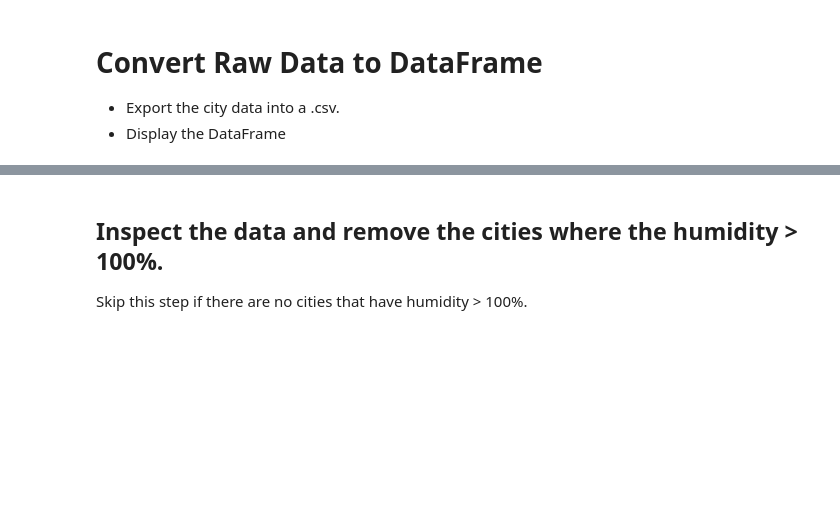
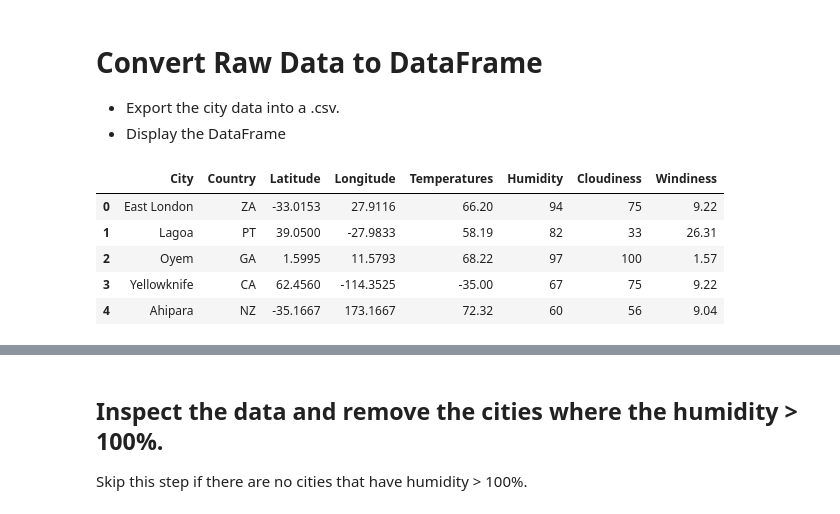
Before and after one commit to cjvilla/Analysis-of-Weather-and-Vacation-Patterns, a Jupyter notebook: WeatherPy/WeatherPy.ipynb, the cells around one changed output, grey strips where cells are left out. Saved outputs shown, nothing was run; the diff lists cells and outputs as text; code cells hidden in the pictures; blank space fills up the shorter version.

Commit message:
fixed dataframe and determined that cities humidities > 100 is null

```diff
--- a/WeatherPy/WeatherPy.ipynb
+++ b/WeatherPy/WeatherPy.ipynb
@@ -84,0 +65,30 @@ for city in cities:
+# %%
+#containers for data
+city_names = []
+countries = []
+latitudes = []
+longitudes = []
+temperatures = []
+humidities = []
+cloudy_skies = []
+windiness = []
+# %%
+for city in cities:
+    try:
+        #get the data into json format
+        response = requests.get(query_url + city).json()
+
+        #store data into lists
+        city_names.append(response['name'])
+        latitudes.append(response['coord']['lat'])
+        longitudes.append(response['coord']['lon'])
+        cloudy_skies.append(response["clouds"]["all"])
+        windiness.append(response["wind"]["speed"])
+        temperatures.append(response["main"]["temp_max"])
+        humidities.append(response["main"]["humidity"])
+        countries.append(response['sys']['country'])
+        print(f"{city} information is processed")
+        print("-" * 30)
+    except:
+        continue
+        #cities not listed in the output were not found in the API
@@ -88,13 +116,22 @@ for city in cities:
 * Display the DataFrame
 # %%
 weather_df = pd.DataFrame({
-    "ID": city_ids,
-    "Temperature": temperatures,
+    "City": city_names,
+    "Country": countries,
+    "Latitude":latitudes,
+    "Longitude": longitudes,
+    "Temperatures": temperatures,
     "Humidity": humidities,
-    "Cloudiness": cloud_skies,
-    "Windiness": wind_speeds,
-    "Latitude": latitudes
+    "Cloudiness": cloudy_skies,
+    "Windiness" : windiness
 })
 weather_df.head()
+# %% [output]
+|  | City | Country | Latitude | Longitude | Temperatures | Humidity | Cloudiness | Windiness |
+| 0 | East London | ZA | -33.0153 | 27.9116 | 66.20 | 94 | 75 | 9.22 |
+| 1 | Lagoa | PT | 39.0500 | -27.9833 | 58.19 | 82 | 33 | 26.31 |
+| 2 | Oyem | GA | 1.5995 | 11.5793 | 68.22 | 97 | 100 | 1.57 |
+| 3 | Yellowknife | CA | 62.4560 | -114.3525 | -35.00 | 67 | 75 | 9.22 |
+| 4 | Ahipara | NZ | -35.1667 | 173.1667 | 72.32 | 60 | 56 | 9.04 |
 # %%
 weather_df.to_csv("./Data/weather_info.csv")
```
Also changed, not shown: parts of 9 cells of this notebook, 2 other files.
